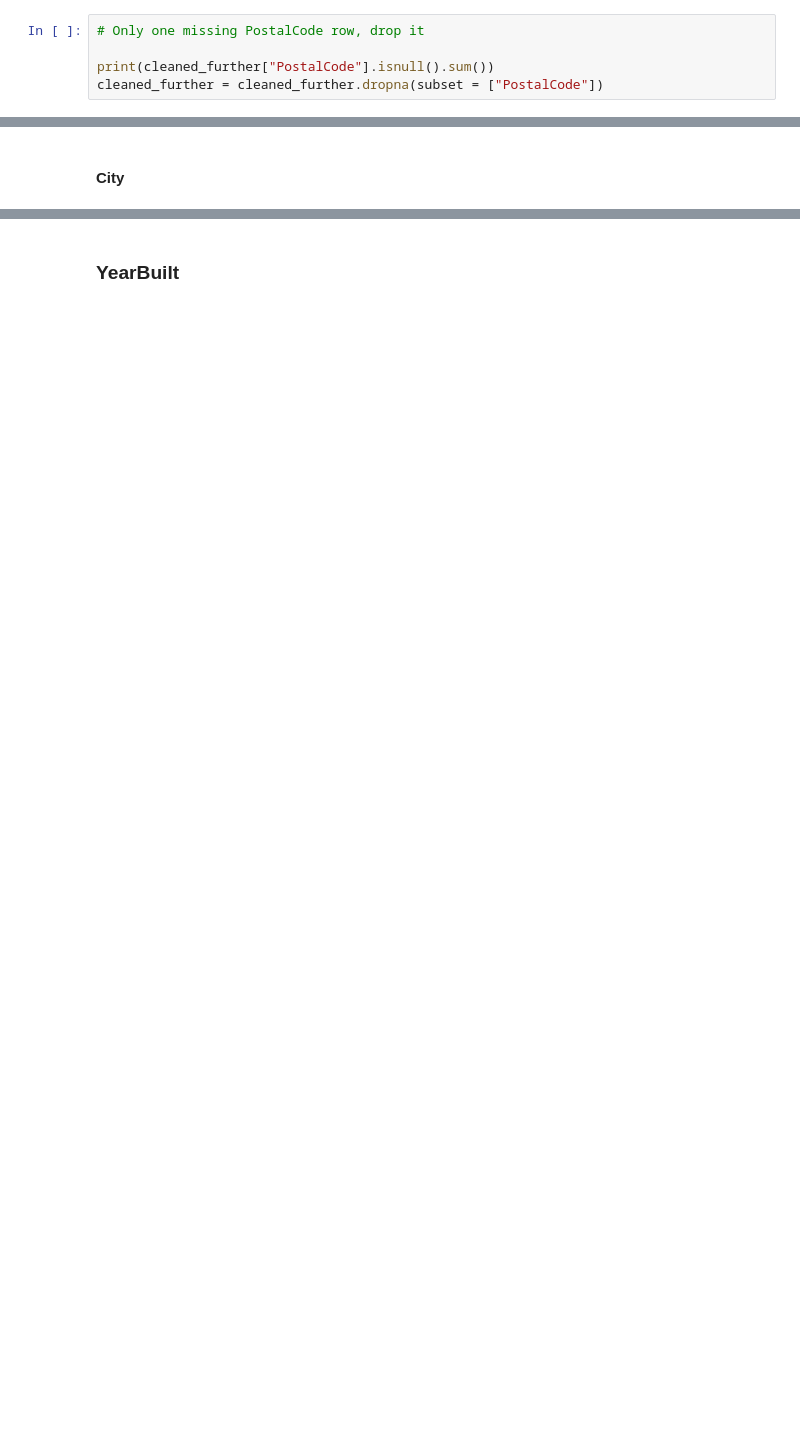
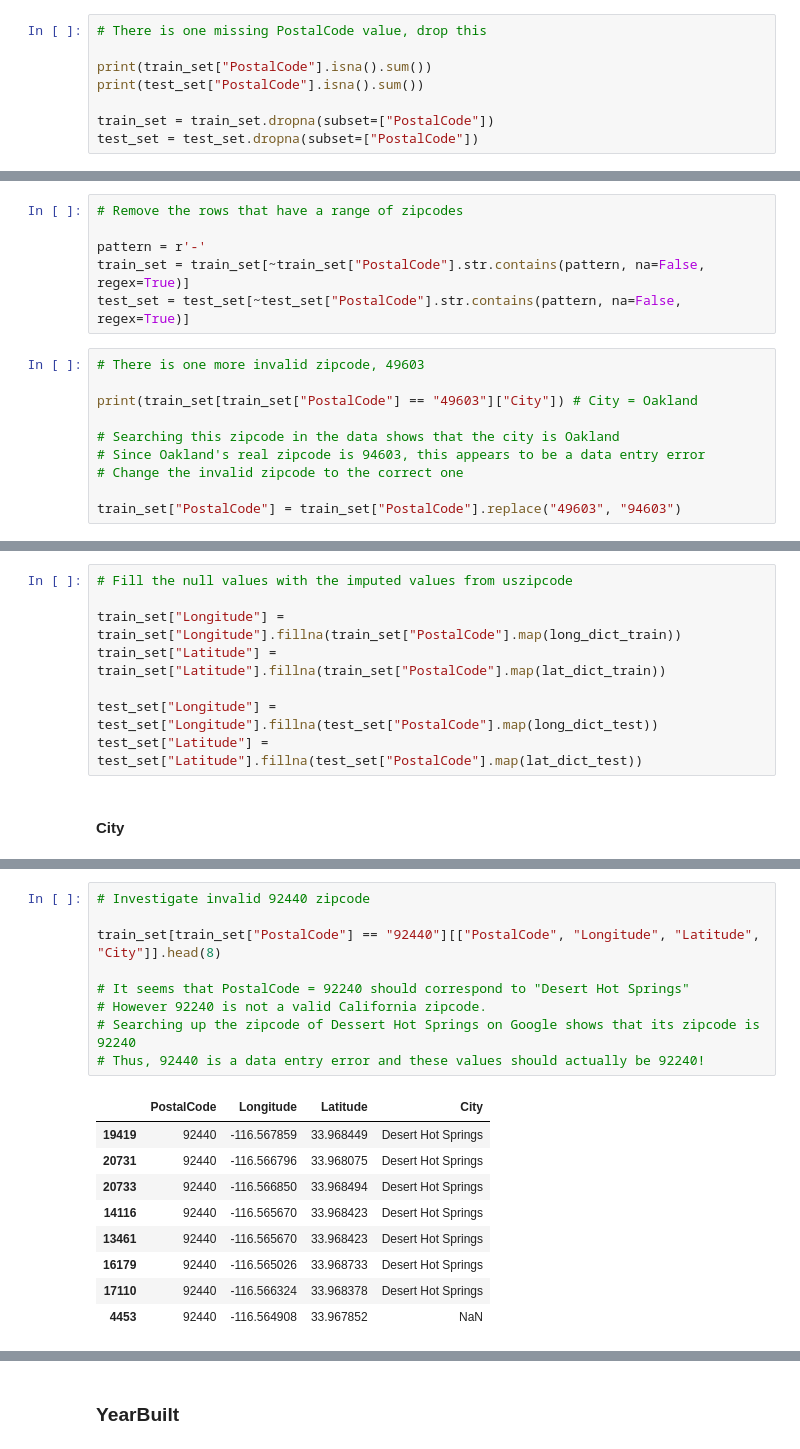
Before and after one commit to Smorgasbordy/IDX-Exchange-Data-Science, a Jupyter notebook: 02_preprocessing.ipynb, the cells around one changed output, grey strips where cells are left out. Cells and saved outputs as stored; diff of their text form; blank space fills up the shorter version.

```diff
--- a/02_preprocessing.ipynb
+++ b/02_preprocessing.ipynb
@@ -767,9 +751,12 @@ False      False       306658
 True       True          2708
 Name: count, dtype: int64
 # %%
-# Only one missing PostalCode row, drop it
+# There is one missing PostalCode value, drop this
 
-print(cleaned_further["PostalCode"].isnull().sum())
-cleaned_further = cleaned_further.dropna(subset = ["PostalCode"])
+print(train_set["PostalCode"].isna().sum())
+print(test_set["PostalCode"].isna().sum())
+
+train_set = train_set.dropna(subset=["PostalCode"])
+test_set = test_set.dropna(subset=["PostalCode"])
 # %% [output]
 1
@@ -860,0 +804,16 @@ Dropped 1710 rows, 0.55%
+# %%
+# Remove the rows that have a range of zipcodes
+
+pattern = r'-'
+train_set = train_set[~train_set["PostalCode"].str.contains(pattern, na=False, regex=True)]
+test_set = test_set[~test_set["PostalCode"].str.contains(pattern, na=False, regex=True)]
+# %%
+# There is one more invalid zipcode, 49603
+
+print(train_set[train_set["PostalCode"] == "49603"]["City"]) # City = Oakland
+
+# Searching this zipcode in the data shows that the city is Oakland
+# Since Oakland's real zipcode is 94603, this appears to be a data entry error
+# Change the invalid zipcode to the correct one
+
+train_set["PostalCode"] = train_set["PostalCode"].replace("49603", "94603")
@@ -861,2 +823,10 @@ Dropped 1710 rows, 0.55%
+# %%
+# Fill the null values with the imputed values from uszipcode
+
+train_set["Longitude"] = train_set["Longitude"].fillna(train_set["PostalCode"].map(long_dict_train))
+train_set["Latitude"] = train_set["Latitude"].fillna(train_set["PostalCode"].map(lat_dict_train))
+
+test_set["Longitude"] = test_set["Longitude"].fillna(test_set["PostalCode"].map(long_dict_test))
+test_set["Latitude"] = test_set["Latitude"].fillna(test_set["PostalCode"].map(lat_dict_test))
 # %% [markdown]
 #### City
@@ -933 +869,20 @@ cleaned_further[cleaned_further["PostalCode"] == "92240"][["PostalCode", "City"]
+# %%
+# Investigate invalid 92440 zipcode
+
+train_set[train_set["PostalCode"] == "92440"][["PostalCode", "Longitude", "Latitude", "City"]].head(8)
+
+# It seems that PostalCode = 92240 should correspond to "Desert Hot Springs"
+# However 92240 is not a valid California zipcode.
+# Searching up the zipcode of Dessert Hot Springs on Google shows that its zipcode is 92240
+# Thus, 92440 is a data entry error and these values should actually be 92240!
+# %% [output]
+|  | PostalCode | Longitude | Latitude | City |
+| 19419 | 92440 | -116.567859 | 33.968449 | Desert Hot Springs |
+| 20731 | 92440 | -116.566796 | 33.968075 | Desert Hot Springs |
+| 20733 | 92440 | -116.566850 | 33.968494 | Desert Hot Springs |
+| 14116 | 92440 | -116.565670 | 33.968423 | Desert Hot Springs |
+| 13461 | 92440 | -116.565670 | 33.968423 | Desert Hot Springs |
+| 16179 | 92440 | -116.565026 | 33.968733 | Desert Hot Springs |
+| 17110 | 92440 | -116.566324 | 33.968378 | Desert Hot Springs |
+| 4453 | 92440 | -116.564908 | 33.967852 | NaN |
 # %%
```
Also changed, not shown: parts of 196 cells of this notebook.
